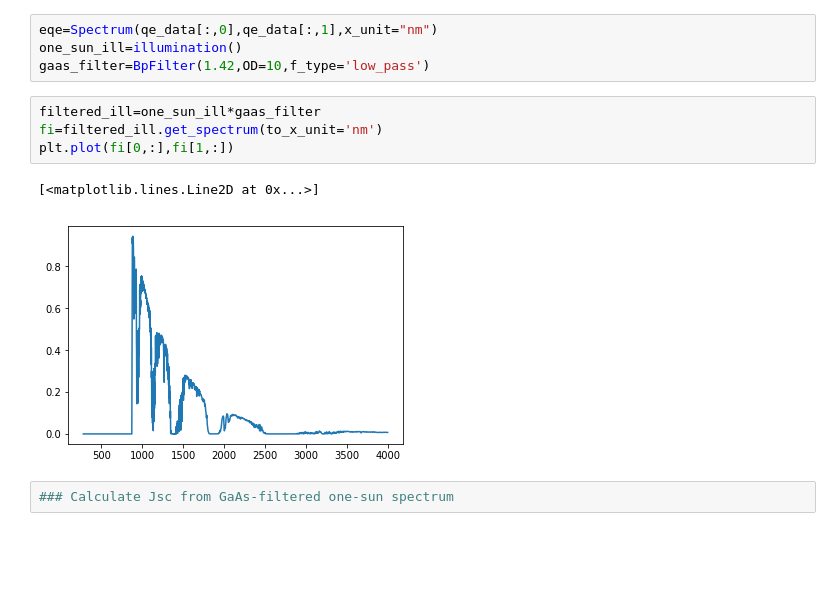
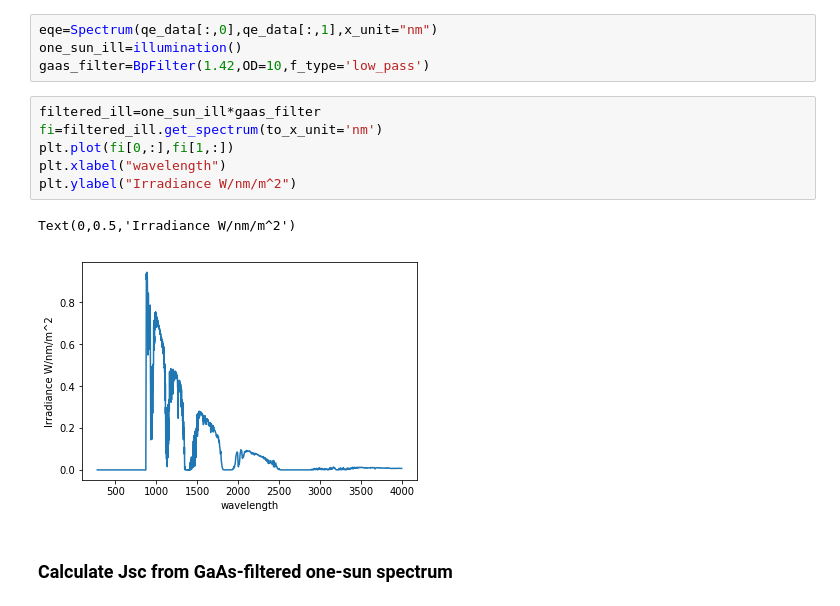
Before and after one commit to kanhua/pypvcell, a Jupyter notebook: examples/ms_silicon/st2_silicon.ipynb, the cells around one changed output. Cells and saved outputs as stored; diff of their text form; blank space fills up the shorter version.

```diff
--- a/examples/ms_silicon/st2_silicon.ipynb
+++ b/examples/ms_silicon/st2_silicon.ipynb
@@ -27,11 +31,13 @@ gaas_filter=BpFilter(1.42,OD=10,f_type='low_pass')
 # %%
 filtered_ill=one_sun_ill*gaas_filter
 fi=filtered_ill.get_spectrum(to_x_unit='nm')
 plt.plot(fi[0,:],fi[1,:])
+plt.xlabel("wavelength")
+plt.ylabel("Irradiance W/nm/m^2")
 # %% [output]
-[<matplotlib.lines.Line2D at 0x...>]
+Text(0,0.5,'Irradiance W/nm/m^2')
-[figure, old version]
+[figure, new version]
-# %%
-### Calculate Jsc from GaAs-filtered one-sun spectrum
+# %% [markdown]
+### Calculate Jsc from GaAs-filtered one-sun spectrum
 # %%
 jsc=calc_jsc(filtered_ill,eqe)
```
Also changed, not shown: parts of 11 cells of this notebook, 5 other files.
